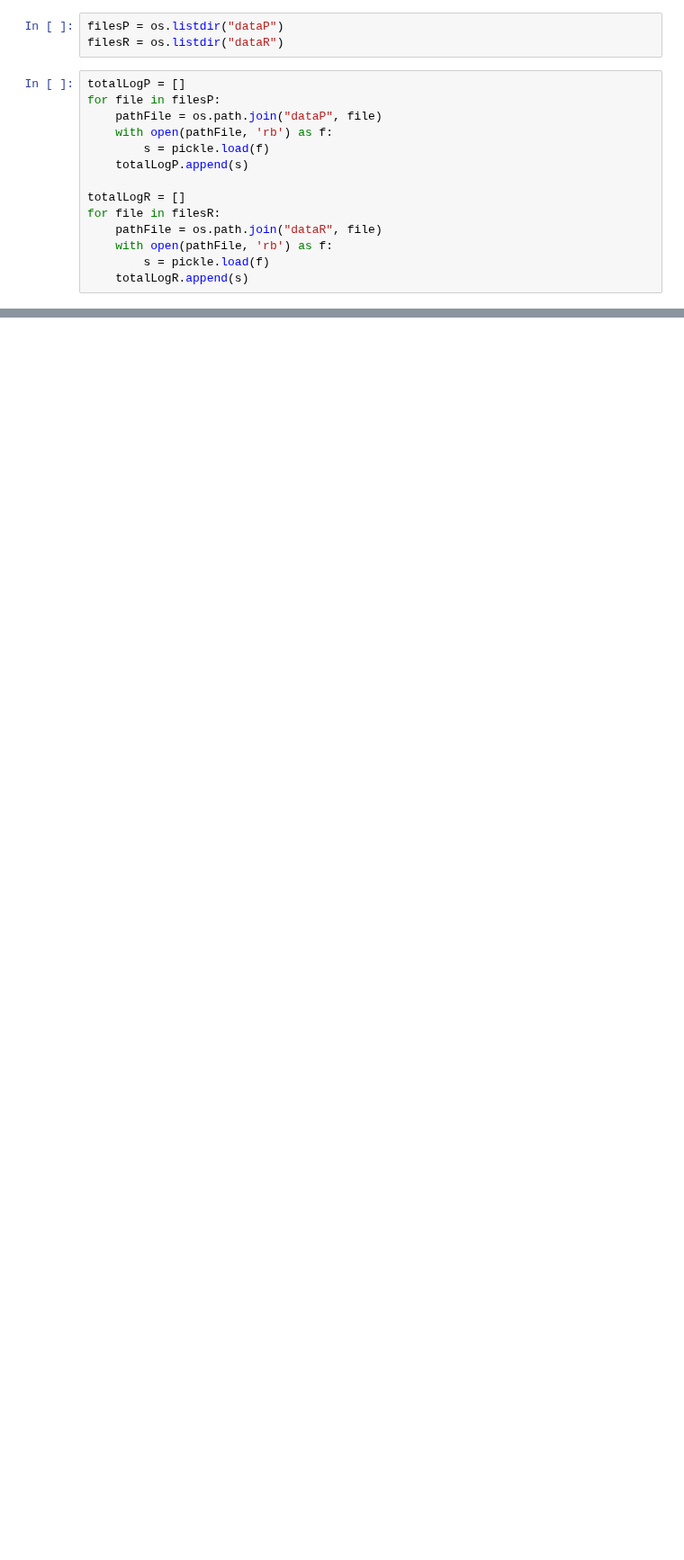
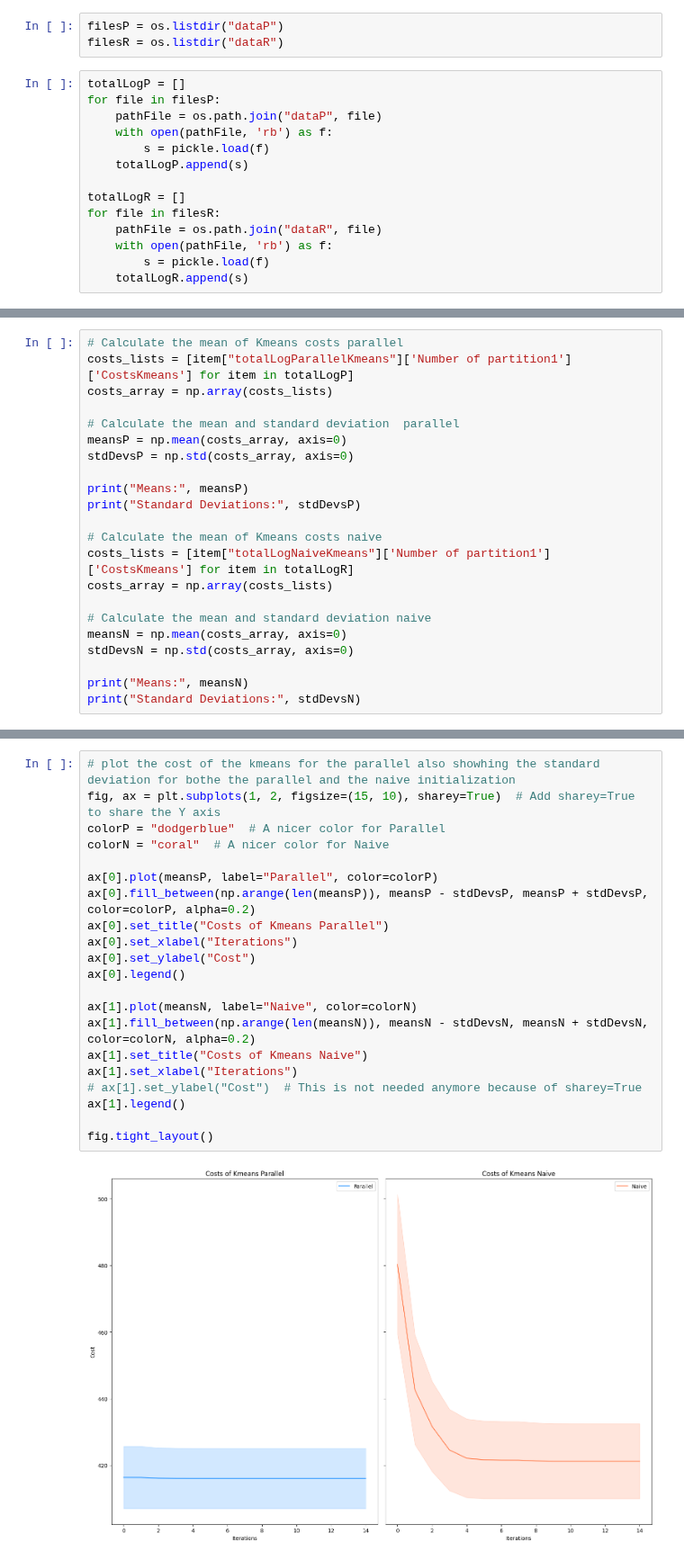
Before and after one commit to LorenzoVigorelli/Distributed-K-Means-Clustering, a Jupyter notebook: spark/DistributedKmeans/results.ipynb, the cells around one changed output, grey strips where cells are left out. Shown at 90% size. Saved outputs shown, nothing was run; the diff lists cells and outputs as text; blank space fills up the shorter version.

```diff
--- a/spark/DistributedKmeans/results.ipynb
+++ b/spark/DistributedKmeans/results.ipynb
@@ -715,0 +772,22 @@ totalLogP
+# %%
+# Calculate the mean of Kmeans costs parallel
+costs_lists = [item["totalLogParallelKmeans"]['Number of partition1']['CostsKmeans'] for item in totalLogP]
+costs_array = np.array(costs_lists)
+
+# Calculate the mean and standard deviation  parallel
+meansP = np.mean(costs_array, axis=0)
+stdDevsP = np.std(costs_array, axis=0)
+
+print("Means:", meansP)
+print("Standard Deviations:", stdDevsP)
+
+# Calculate the mean of Kmeans costs naive
+costs_lists = [item["totalLogNaiveKmeans"]['Number of partition1']['CostsKmeans'] for item in totalLogR]
+costs_array = np.array(costs_lists)
+
+# Calculate the mean and standard deviation naive
+meansN = np.mean(costs_array, axis=0)
+stdDevsN = np.std(costs_array, axis=0)
+
+print("Means:", meansN)
+print("Standard Deviations:", stdDevsN)
@@ -715,0 +810,23 @@ totalLogP
+# %%
+# plot the cost of the kmeans for the parallel also showhing the standard deviation for bothe the parallel and the naive initialization
+fig, ax = plt.subplots(1, 2, figsize=(15, 10), sharey=True)  # Add sharey=True to share the Y axis
+colorP = "dodgerblue"  # A nicer color for Parallel
+colorN = "coral"  # A nicer color for Naive
+
+ax[0].plot(meansP, label="Parallel", color=colorP)
+ax[0].fill_between(np.arange(len(meansP)), meansP - stdDevsP, meansP + stdDevsP, color=colorP, alpha=0.2)
+ax[0].set_title("Costs of Kmeans Parallel")
+ax[0].set_xlabel("Iterations")
+ax[0].set_ylabel("Cost")
+ax[0].legend()
+
+ax[1].plot(meansN, label="Naive", color=colorN)
+ax[1].fill_between(np.arange(len(meansN)), meansN - stdDevsN, meansN + stdDevsN, color=colorN, alpha=0.2)
+ax[1].set_title("Costs of Kmeans Naive")
+ax[1].set_xlabel("Iterations")
+# ax[1].set_ylabel("Cost")  # This is not needed anymore because of sharey=True
+ax[1].legend()
+
+fig.tight_layout()
+# %% [output]
+[figure, added]
```
Also changed, not shown: parts of 17 cells of this notebook.
